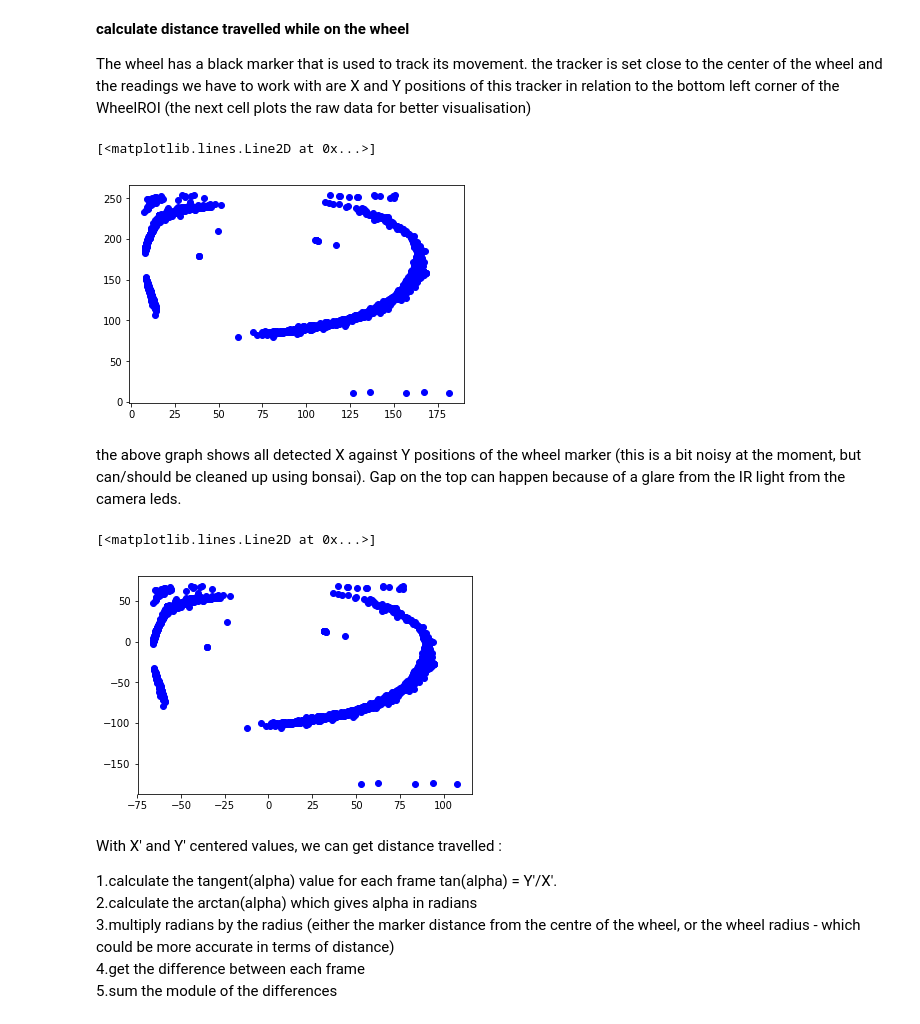
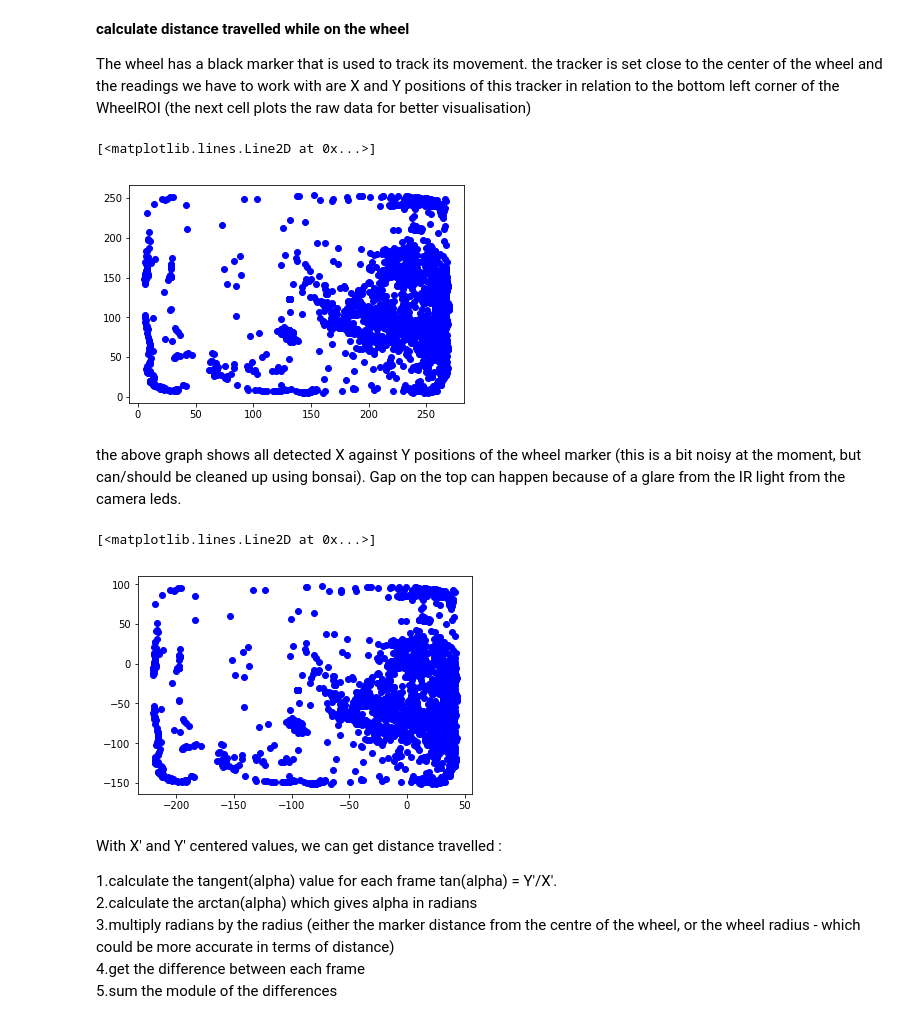
Before and after one commit to Sussex-Neuroscience/rodent-tracking, a Jupyter notebook: software/python/analyse_n_plot_one_animal.ipynb, the cells around one changed output. Cells and saved outputs as stored; diff of their text form; code cells hidden in the pictures.

```diff
--- a/software/python/analyse_n_plot_one_animal.ipynb
+++ b/software/python/analyse_n_plot_one_animal.ipynb
@@ -19,11 +23,14 @@ import support
 # %%
 #location of csv files:
-csvPath = "..//..//test_data//csvs//"
+csvPath = "../../test_data/csvs/"
 
 #select which animal to analyse
-animalFolder = ""
+animalFolder = "Arya/"
+
+csvPath = csvPath + animalFolder
 
 #get a list of the files so they can be analysed in a batch:
-csvFiles = [f for f in os.listdir(csvPath+animalFolder) if os.path.isfile(os.path.join(csvPath, f))]
+csvFiles = [csvPath+f for f in os.listdir(csvPath) if os.path.isfile(os.path.join(csvPath, f))]
+
 print(csvFiles)
 # %% [output]
@@ -64,0 +38,6 @@ timestamp
+# %%
+#use the next line to analyse only one session for one animal and change "[0]" to whatever session number is to be analysed
+#allData = support.load_n_join_DFs(csvFiles[0])
+
+# use the next line to analyse all sessions for one specific animal
+allData = support.load_n_join_DFs(csvFiles)
@@ -99 +80,4 @@ fid  = fid.join(pd.Series(data = (fid["mousemoving"] & ~fid["wheelmoving"]),name
+# %%
+### add boolean data for when mouse mouse was moving but wheel was NOT moving
+allData  = allData.join(pd.Series(data = (allData["mousemoving"] & ~allData["wheelmoving"]),name="onlymouse"))
 # %%
@@ -146,26 +102,26 @@ print(onlyMouseDist)
 
 The wheel has a black marker that is used to track its movement. the tracker is set close to the center of the wheel and the readings we have to work with are X and Y positions of this tracker in relation to the bottom left corner of the WheelROI (the next cell plots the raw data for better visualisation)
 # %%
-plt.plot(fid["wheel.Item2.wheel.Centroid.X"],fid["wheel.Item2.wheel.Centroid.Y"],'bo')
+plt.plot(allData["wheel.Item2.wheel.Centroid.X"],allData["wheel.Item2.wheel.Centroid.Y"],'bo')
 # %% [output]
 [<matplotlib.lines.Line2D at 0x...>]
-[figure, old version]
+[figure, new version]
 # %% [markdown]
 the above graph shows all detected X against Y positions of the wheel marker (this is a bit noisy at the moment, but can/should be cleaned up using bonsai). Gap on the top can happen because of a glare from the IR light from the camera leds.
 # %%
 # get the x and y average positions are remove them from each dimension, so to "center" the wheel
-wheelXavg = fid["wheel.Item2.wheel.Centroid.X"].mean()
-wheelYavg = fid["wheel.Item2.wheel.Centroid.Y"].mean()
+wheelXavg = allData["wheel.Item2.wheel.Centroid.X"].mean()
+wheelYavg = allData["wheel.Item2.wheel.Centroid.Y"].mean()
 
 
-fid = fid.join(pd.Series(data = (fid["wheel.Item2.wheel.Centroid.X"]-wheelXavg),name="wheelXcentered"))
-fid = fid.join(pd.Series(data = (fid["wheel.Item2.wheel.Centroid.Y"]-wheelYavg),name="wheelYcentered"))
+allData = allData.join(pd.Series(data = (allData["wheel.Item2.wheel.Centroid.X"]-wheelXavg),name="wheelXcentered"))
+allData = allData.join(pd.Series(data = (allData["wheel.Item2.wheel.Centroid.Y"]-wheelYavg),name="wheelYcentered"))
 
 
-plt.plot(fid["wheel.Item2.wheel.Centroid.X"]-wheelXavg,fid["wheel.Item2.wheel.Centroid.Y"]-wheelYavg,"bo")
+plt.plot(allData["wheel.Item2.wheel.Centroid.X"]-wheelXavg,allData["wheel.Item2.wheel.Centroid.Y"]-wheelYavg,"bo")
 # %% [output]
 [<matplotlib.lines.Line2D at 0x...>]
-[figure, old version]
+[figure, new version]
 # %% [markdown]
 
 With X' and Y' centered values, we can get distance travelled :
```
Also changed, not shown: parts of 20 cells of this notebook, 11 other files.
